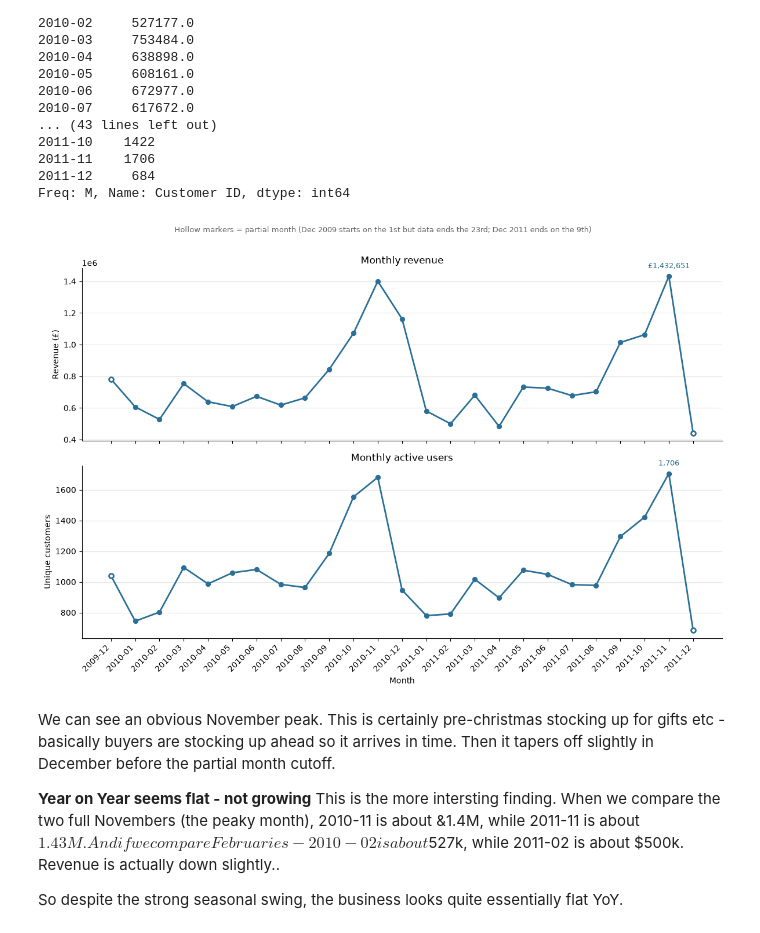
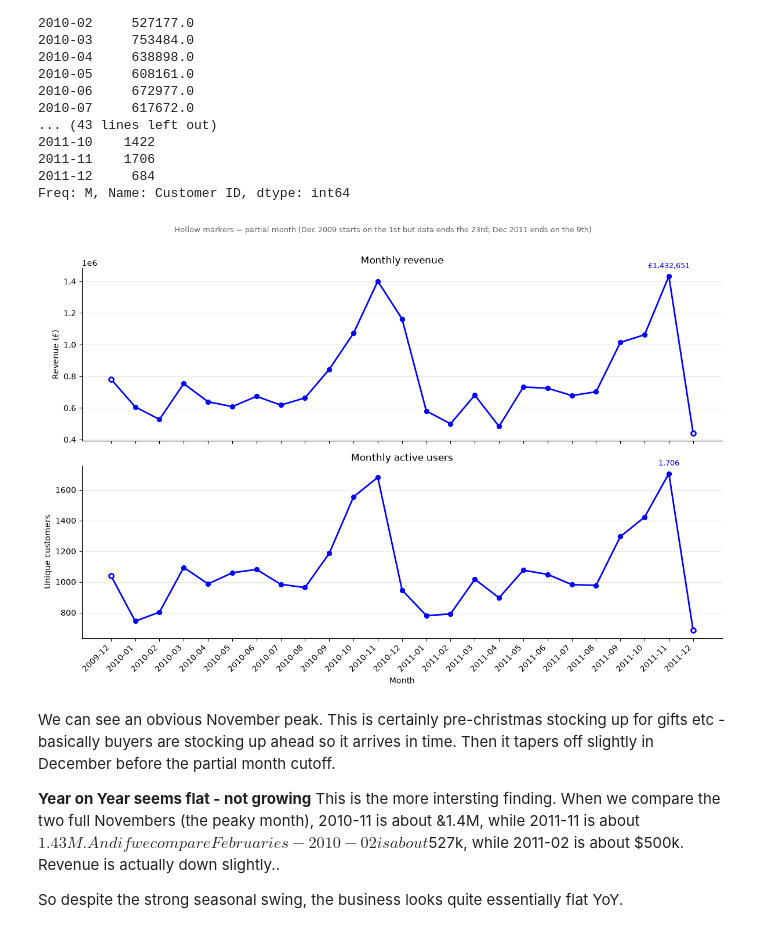
Before and after one commit to chua0332/marketing_datasets_EDA, a Jupyter notebook: online_retail_EDA.ipynb, the cells around one changed output. Saved outputs shown, nothing was run; the diff lists cells and outputs as text; code cells hidden in the pictures.

```diff
--- a/online_retail_EDA.ipynb
+++ b/online_retail_EDA.ipynb
@@ -39,5 +48,5 @@ print(online_retail_df['Quantity'].max())
 # %%
-color = "#2a6f97"  # single hue, one variable per panel
+color = "blue"  # single hue, one variable per panel
 fig, axes = plt.subplots(2, 2, figsize=(12, 8))
 
 for row, col in enumerate(["Quantity", "Price"]):
@@ -168,7 +177,7 @@ Cleaned rows:  1,058,207
 Dropped:       9,164
 # %%
 # Re-plot Quantity and Price on the cleaned data
-color = "#2a6f97"
+color = "blue"
 fig, axes = plt.subplots(2, 2, figsize=(12, 8))
 
 for row, col in enumerate(["Quantity", "Price"]):
@@ -251,7 +260,7 @@ Freq: M, Name: Customer ID, dtype: int64
 # %%
 # Plot: monthly revenue (top) and MAU (bottom) as two stacked charts,
 # sharing an x-axis rather than a dual y-axis (two different scales)
-color = "#2a6f97"
+color = "blue"
 partial_months = {monthly_sales.index.min(), monthly_sales.index.max()}  # incomplete calendar months in the raw data
 
 fig, axes = plt.subplots(2, 1, figsize=(12, 8), sharex=True)
@@ -262,34 +271,34 @@ def plot_monthly(ax, series, title, ylabel, fmt):
     is_partial = series.index.isin(partial_months)
 
     ax.plot(x, series.values, color=color, linewidth=2, zorder=2)
     # solid markers for full months, hollow markers for partial months
     ax.scatter(x[~is_partial], series.values[~is_partial], color=color, s=32, zorder=3)
     ax.scatter(x[is_partial], series.values[is_partial], facecolors="white", edgecolors=color, linewidths=2, s=32, zorder=3)
 
     # direct-label the latest FULL month so the number isn't read off a partial one
     full_idx = np.where(~is_partial)[0]
     if len(full_idx):
         i = full_idx[-1]
         ax.annotate(fmt(series.values[i]), (i, series.values[i]), textcoords="offset points",
                     xytext=(0, 10), ha="center", fontsize=9, color=color)
 
     ax.set_title(title)
     ax.set_ylabel(ylabel)
     ax.spines[["top", "right"]].set_visible(False)
     ax.grid(axis="y", color="#e5e5e5", linewidth=0.8, zorder=0)
     ax.set_xticks(x)
     ax.set_xticklabels(x_labels, rotation=45, ha="right")
 
 plot_monthly(axes[0], monthly_sales, "Monthly revenue", "Revenue (£)", lambda v: f"£{v:,.0f}")
 plot_monthly(axes[1], monthly_mau, "Monthly active users", "Unique customers", lambda v: f"{v:,.0f}")
 
 axes[1].set_xlabel("Month")
 fig.suptitle("Hollow markers = partial month (Dec 2009 starts on the 1st but data ends the 23rd; Dec 2011 ends on the 9th)",
              y=1.01, fontsize=9, color="#666666")
 plt.tight_layout()
 plt.show()
 # %% [output]
-[figure, old version]
+[figure, new version]
 # %% [markdown]
 We can see an obvious November peak. This is certainly pre-christmas stocking up for gifts etc - basically buyers are stocking up ahead so it arrives in time. Then it tapers off slightly in December before the partial month cutoff.
 
```
Also changed, not shown: parts of 5 cells of this notebook.
